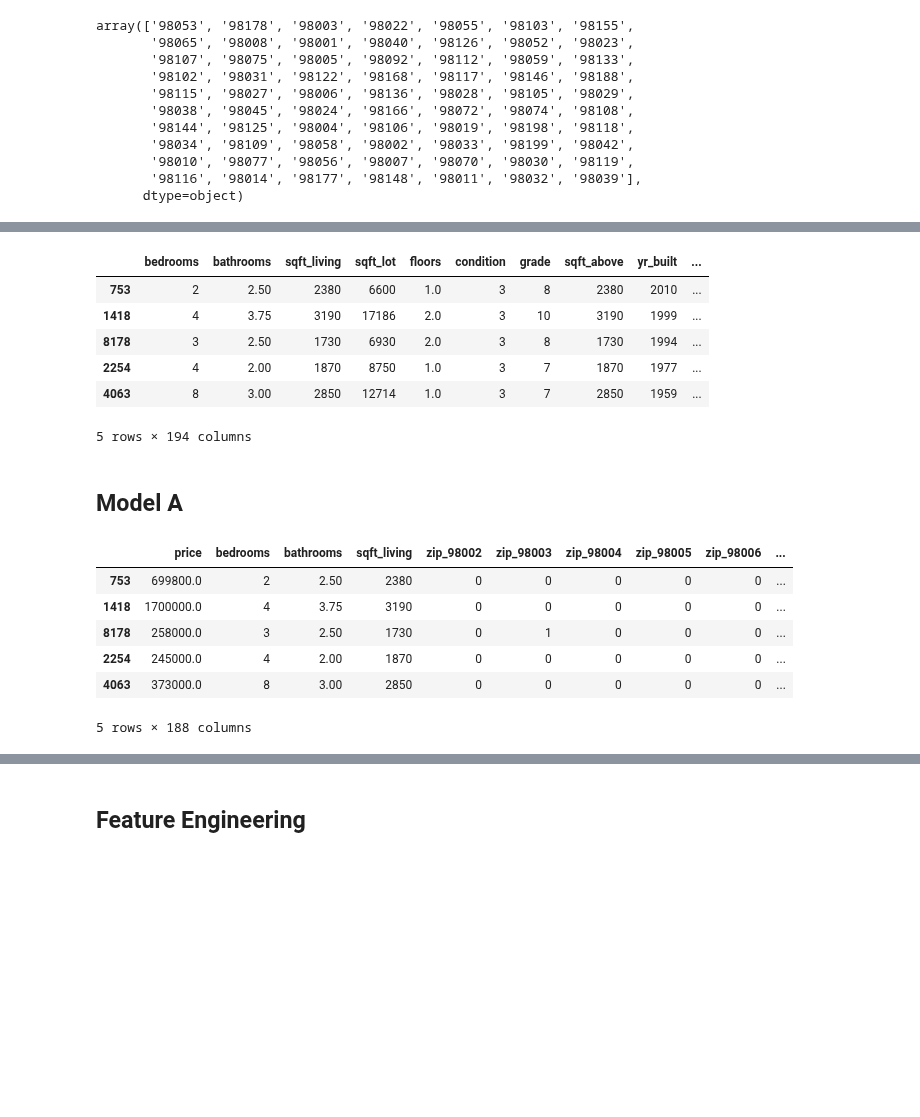
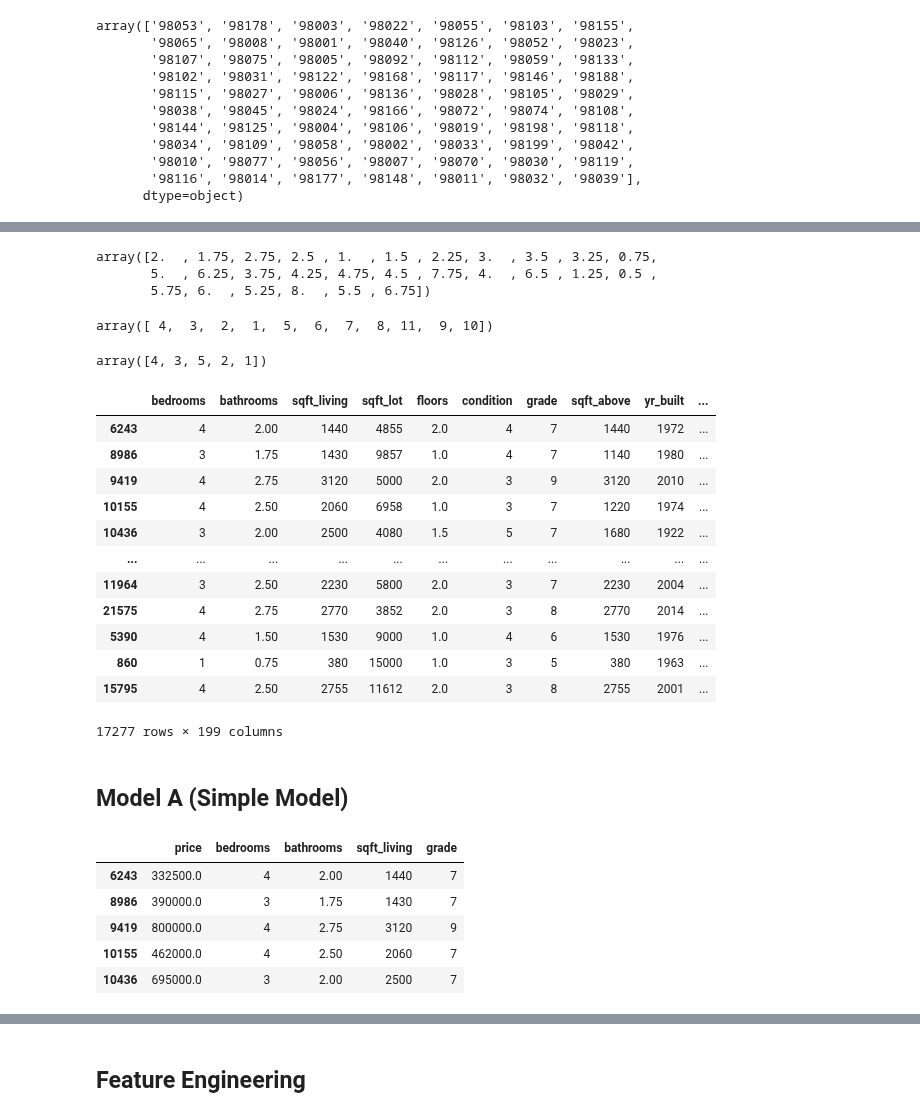
Before and after one commit to jmg0144/Housing-Linear-Regression-Analysis, a Jupyter notebook: home-sales-analysis.ipynb, the cells around one changed output, grey strips where cells are left out. Saved outputs shown, nothing was run; the diff lists cells and outputs as text; code cells hidden in the pictures; blank space fills up the shorter version.

Commit message:
Added model b

```diff
--- a/home-sales-analysis.ipynb
+++ b/home-sales-analysis.ipynb
@@ -58,6 +58,6 @@ Features to remove:
 target = df['price']
 features = df.drop(['price'], axis=1)
 
-x_train, x_test, y_train, y_test = train_test_split(features,target,test_size=0.3,random_state=42)
-y_train.head()
+x_train, x_test, y_train, y_test = train_test_split(features,target,test_size=0.2,random_state=42)
+x_train.head()
 # %% [output]
@@ -182,6 +190,7 @@ sns.heatmap(df_filtered.corr(), center=0);
 # %%
 df_filtered['yr_built'] = df_filtered['yr_built'].astype('str')
 df_filtered['zipcode'] = df_filtered['zipcode'].astype('str')
+df_filtered['floors'] = df_filtered['floors'].astype('str')
 
 df_filtered.info()
 # %% [output]
@@ -237,4 +250,19 @@ array(['1955', '1951', '1933', '1965', '1987', '2001', '1995', '1963',
+# %%
+df_filtered.bathrooms.unique()
+# %% [output]
+array([2.  , 1.75, 2.75, 2.5 , 1.  , 1.5 , 2.25, 3.  , 3.5 , 3.25, 0.75,
+       5.  , 6.25, 3.75, 4.25, 4.75, 4.5 , 7.75, 4.  , 6.5 , 1.25, 0.5 ,
+       5.75, 6.  , 5.25, 8.  , 5.5 , 6.75])
+# %%
+df_filtered.bedrooms.unique()
+# %% [output]
+array([ 4,  3,  2,  1,  5,  6,  7,  8, 11,  9, 10])
+# %%
+df_filtered.condition.unique()
+# %% [output]
+array([4, 3, 5, 2, 1])
 # %%
 zip_dummies = pd.get_dummies(df_filtered['zipcode'], prefix='zip', drop_first=True)
 yr_dummies = pd.get_dummies(df_filtered['yr_built'], prefix='yr', drop_first=True)
+floor_dummies = pd.get_dummies(df_filtered['floors'], prefix='flr', drop_first=True)
 # %%
@@ -242,16 +270,22 @@ df_dummies = df_filtered.drop(['zipcode','yr_built'], axis=1)
 # %%
-df_dummies = pd.concat([df_filtered, zip_dummies, yr_dummies], axis=1)
-df_dummies.head()
+df_dummies = pd.concat([df_filtered, zip_dummies, yr_dummies, floor_dummies], axis=1)
+df_dummies
 # %% [output]
 |  | bedrooms | bathrooms | sqft_living | sqft_lot | floors | condition | grade | sqft_above | yr_built | ... |
-| 753 | 2 | 2.50 | 2380 | 6600 | 1.0 | 3 | 8 | 2380 | 2010 | ... |
-| 1418 | 4 | 3.75 | 3190 | 17186 | 2.0 | 3 | 10 | 3190 | 1999 | ... |
-| 8178 | 3 | 2.50 | 1730 | 6930 | 2.0 | 3 | 8 | 1730 | 1994 | ... |
-| 2254 | 4 | 2.00 | 1870 | 8750 | 1.0 | 3 | 7 | 1870 | 1977 | ... |
-| 4063 | 8 | 3.00 | 2850 | 12714 | 1.0 | 3 | 7 | 2850 | 1959 | ... |
+| 6243 | 4 | 2.00 | 1440 | 4855 | 2.0 | 4 | 7 | 1440 | 1972 | ... |
+| 8986 | 3 | 1.75 | 1430 | 9857 | 1.0 | 4 | 7 | 1140 | 1980 | ... |
+| 9419 | 4 | 2.75 | 3120 | 5000 | 2.0 | 3 | 9 | 3120 | 2010 | ... |
+| 10155 | 4 | 2.50 | 2060 | 6958 | 1.0 | 3 | 7 | 1220 | 1974 | ... |
+| 10436 | 3 | 2.00 | 2500 | 4080 | 1.5 | 5 | 7 | 1680 | 1922 | ... |
+| ... | ... | ... | ... | ... | ... | ... | ... | ... | ... | ... |
+| 11964 | 3 | 2.50 | 2230 | 5800 | 2.0 | 3 | 7 | 2230 | 2004 | ... |
+| 21575 | 4 | 2.75 | 2770 | 3852 | 2.0 | 3 | 8 | 2770 | 2014 | ... |
+| 5390 | 4 | 1.50 | 1530 | 9000 | 1.0 | 4 | 6 | 1530 | 1976 | ... |
+| 860 | 1 | 0.75 | 380 | 15000 | 1.0 | 3 | 5 | 380 | 1963 | ... |
+| 15795 | 4 | 2.50 | 2755 | 11612 | 2.0 | 3 | 8 | 2755 | 2001 | ... |
-5 rows × 194 columns
+17277 rows × 199 columns
 # %% [markdown]
-## Model A
+## Model A (Simple Model)
 # %%
 data_fin = pd.DataFrame([])
 price = y_train
@@ -261,11 +296,10 @@ sqft_living = x_train['sqft_living']
 # %%
-simple_model_ols = pd.concat([price, bedrooms, bathrooms, sqft_living, zip_dummies, yr_dummies], axis=1)
+simple_model_ols = pd.concat([price, bedrooms, bathrooms, sqft_living, grade], axis=1)
 simple_model_ols.head()
 # %% [output]
-|  | price | bedrooms | bathrooms | sqft_living | zip_98002 | zip_98003 | zip_98004 | zip_98005 | zip_98006 | ... |
-| 753 | 699800.0 | 2 | 2.50 | 2380 | 0 | 0 | 0 | 0 | 0 | ... |
-| 1418 | 1700000.0 | 4 | 3.75 | 3190 | 0 | 0 | 0 | 0 | 0 | ... |
-| 8178 | 258000.0 | 3 | 2.50 | 1730 | 0 | 1 | 0 | 0 | 0 | ... |
-| 2254 | 245000.0 | 4 | 2.00 | 1870 | 0 | 0 | 0 | 0 | 0 | ... |
-| 4063 | 373000.0 | 8 | 3.00 | 2850 | 0 | 0 | 0 | 0 | 0 | ... |
+|  | price | bedrooms | bathrooms | sqft_living | grade |
+| 6243 | 332500.0 | 4 | 2.00 | 1440 | 7 |
+| 8986 | 390000.0 | 3 | 1.75 | 1430 | 7 |
+| 9419 | 800000.0 | 4 | 2.75 | 3120 | 9 |
+| 10155 | 462000.0 | 4 | 2.50 | 2060 | 7 |
+| 10436 | 695000.0 | 3 | 2.00 | 2500 | 7 |
-5 rows × 188 columns
```
Also changed, not shown: parts of 26 cells of this notebook.
